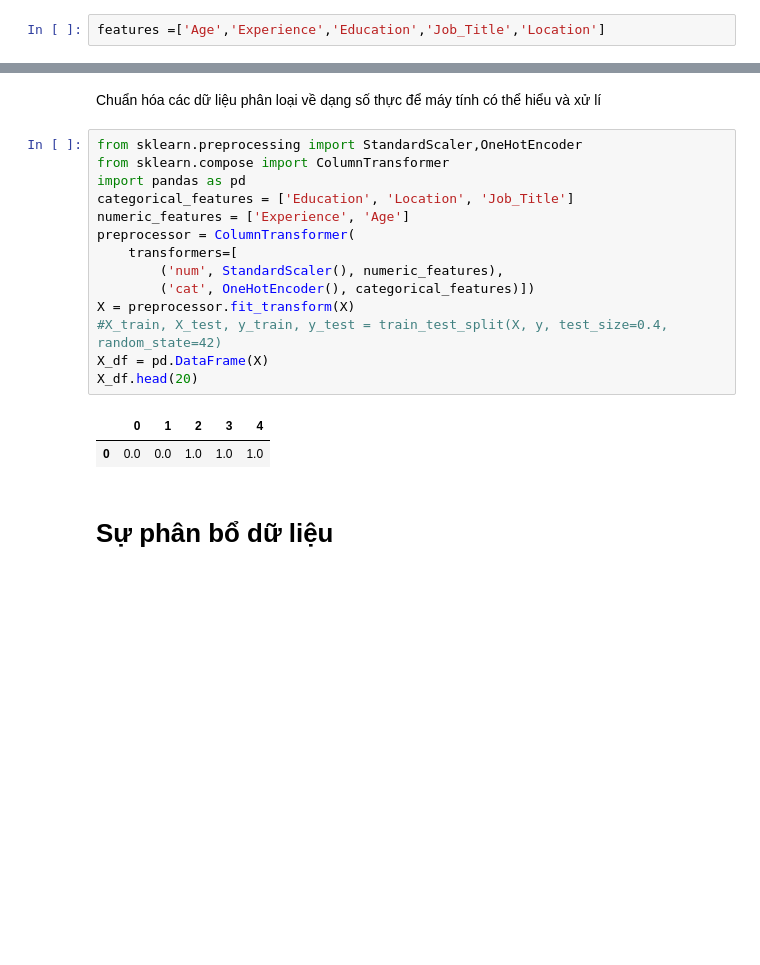
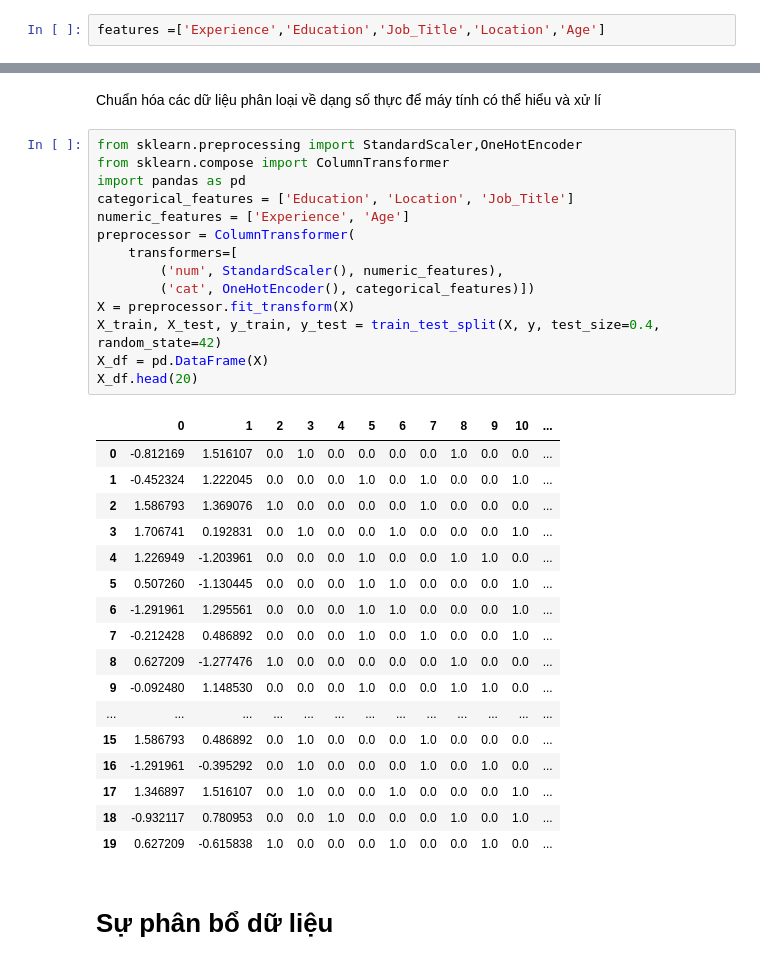
Before and after one commit to TienNguyenTLU/Machine_, a Jupyter notebook: ml.ipynb, the cells around one changed output, grey strips where cells are left out. Saved outputs shown, nothing was run; the diff lists cells and outputs as text; blank space fills up the shorter version.

```diff
--- a/ml.ipynb
+++ b/ml.ipynb
@@ -33,7 +33,7 @@ data.head(20)
 # %% [markdown]
 # SPLITTING
 # %%
-features =['Age','Experience','Education','Job_Title','Location']
+features =['Experience','Education','Job_Title','Location','Age']
 # %%
 from sklearn.model_selection import train_test_split
 from sklearn.preprocessing import StandardScaler
@@ -65,20 +91,35 @@ Chuẩn hóa các dữ liệu phân loại về dạng số thực để máy t
 # %%
 from sklearn.preprocessing import StandardScaler,OneHotEncoder
 from sklearn.compose import ColumnTransformer
 import pandas as pd
 categorical_features = ['Education', 'Location', 'Job_Title']
 numeric_features = ['Experience', 'Age']
 preprocessor = ColumnTransformer(
     transformers=[
         ('num', StandardScaler(), numeric_features),
         ('cat', OneHotEncoder(), categorical_features)])
 X = preprocessor.fit_transform(X)
-#X_train, X_test, y_train, y_test = train_test_split(X, y, test_size=0.4, random_state=42)
+X_train, X_test, y_train, y_test = train_test_split(X, y, test_size=0.4, random_state=42)
 X_df = pd.DataFrame(X)
 X_df.head(20)
 # %% [output]
-|  | 0 | 1 | 2 | 3 | 4 |
-| 0 | 0.0 | 0.0 | 1.0 | 1.0 | 1.0 |
+|  | 0 | 1 | 2 | 3 | 4 | 5 | 6 | 7 | 8 | 9 | 10 | ... |
+| 0 | -0.812169 | 1.516107 | 0.0 | 1.0 | 0.0 | 0.0 | 0.0 | 0.0 | 1.0 | 0.0 | 0.0 | ... |
+| 1 | -0.452324 | 1.222045 | 0.0 | 0.0 | 0.0 | 1.0 | 0.0 | 1.0 | 0.0 | 0.0 | 1.0 | ... |
+| 2 | 1.586793 | 1.369076 | 1.0 | 0.0 | 0.0 | 0.0 | 0.0 | 1.0 | 0.0 | 0.0 | 0.0 | ... |
+| 3 | 1.706741 | 0.192831 | 0.0 | 1.0 | 0.0 | 0.0 | 1.0 | 0.0 | 0.0 | 0.0 | 1.0 | ... |
+| 4 | 1.226949 | -1.203961 | 0.0 | 0.0 | 0.0 | 1.0 | 0.0 | 0.0 | 1.0 | 1.0 | 0.0 | ... |
+| 5 | 0.507260 | -1.130445 | 0.0 | 0.0 | 0.0 | 1.0 | 1.0 | 0.0 | 0.0 | 0.0 | 1.0 | ... |
+| 6 | -1.291961 | 1.295561 | 0.0 | 0.0 | 0.0 | 1.0 | 1.0 | 0.0 | 0.0 | 0.0 | 1.0 | ... |
+| 7 | -0.212428 | 0.486892 | 0.0 | 0.0 | 0.0 | 1.0 | 0.0 | 1.0 | 0.0 | 0.0 | 1.0 | ... |
+| 8 | 0.627209 | -1.277476 | 1.0 | 0.0 | 0.0 | 0.0 | 0.0 | 0.0 | 1.0 | 0.0 | 0.0 | ... |
+| 9 | -0.092480 | 1.148530 | 0.0 | 0.0 | 0.0 | 1.0 | 0.0 | 0.0 | 1.0 | 1.0 | 0.0 | ... |
+| ... | ... | ... | ... | ... | ... | ... | ... | ... | ... | ... | ... | ... |
+| 15 | 1.586793 | 0.486892 | 0.0 | 1.0 | 0.0 | 0.0 | 0.0 | 1.0 | 0.0 | 0.0 | 0.0 | ... |
+| 16 | -1.291961 | -0.395292 | 0.0 | 1.0 | 0.0 | 0.0 | 0.0 | 1.0 | 0.0 | 1.0 | 0.0 | ... |
+| 17 | 1.346897 | 1.516107 | 0.0 | 1.0 | 0.0 | 0.0 | 1.0 | 0.0 | 0.0 | 0.0 | 1.0 | ... |
+| 18 | -0.932117 | 0.780953 | 0.0 | 0.0 | 1.0 | 0.0 | 0.0 | 0.0 | 1.0 | 0.0 | 1.0 | ... |
+| 19 | 0.627209 | -0.615838 | 1.0 | 0.0 | 0.0 | 0.0 | 1.0 | 0.0 | 0.0 | 1.0 | 0.0 | ... |
 # %% [markdown]
 # Sự phân bổ dữ liệu
 # %%
```
Also changed, not shown: parts of 5 cells of this notebook.
